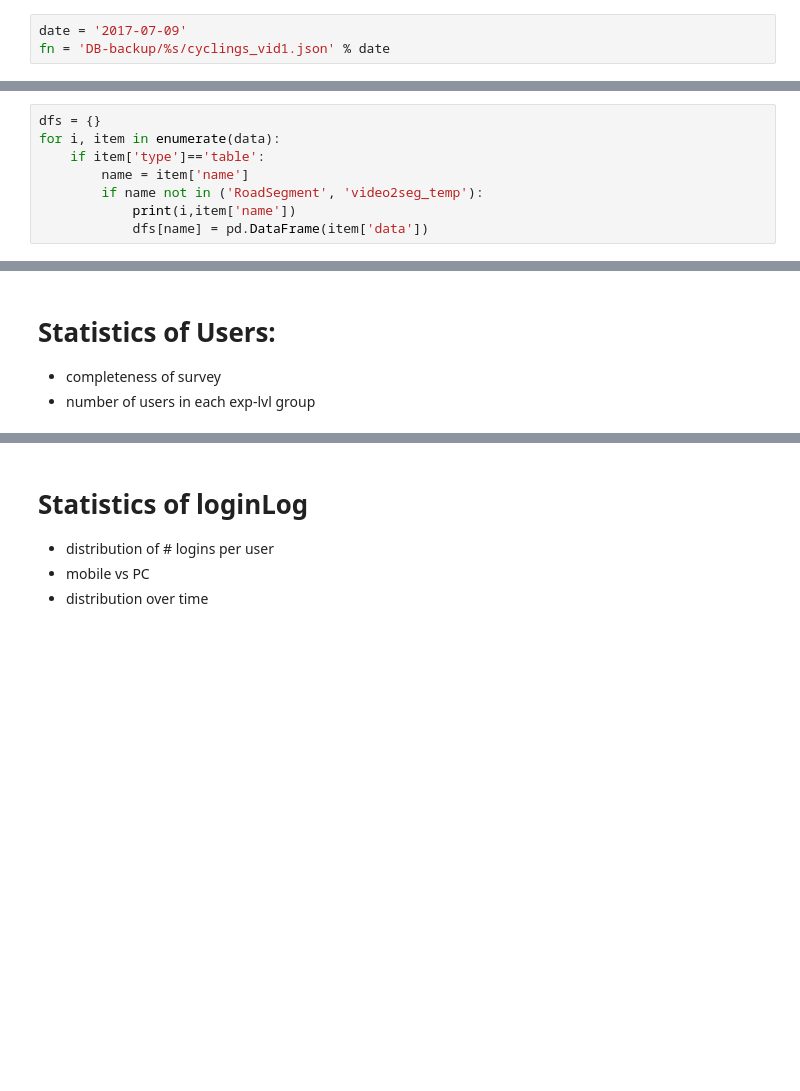
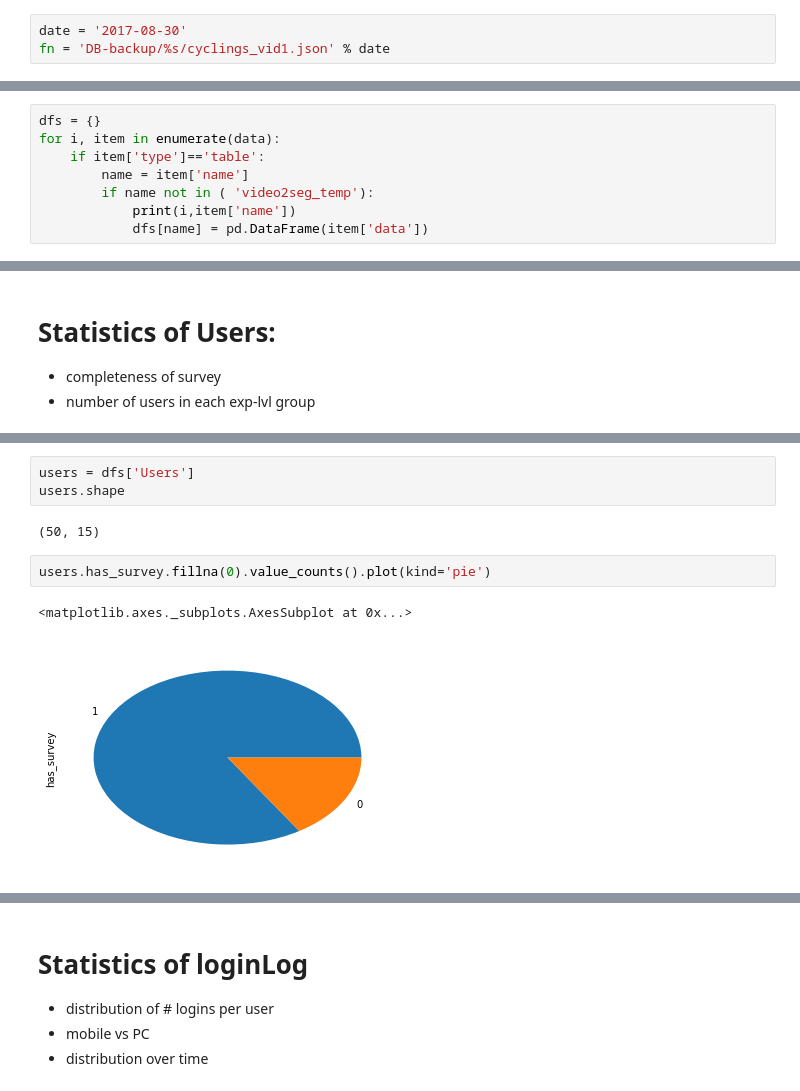
Before and after one commit to JHWu92/Cycling_safety, a Jupyter notebook: rating_platform/database report.ipynb, the cells around one changed output, grey strips where cells are left out. Saved outputs shown, nothing was run; the diff lists cells and outputs as text; blank space fills up the shorter version.

```diff
--- a/rating_platform/database report.ipynb
+++ b/rating_platform/database report.ipynb
@@ -1,3 +1,3 @@
 # %%
-date = '2017-07-09'
+date = '2017-08-30'
 fn = 'DB-backup/%s/cyclings_vid1.json' % date
@@ -12,7 +14,7 @@ dfs = {}
 for i, item in enumerate(data):
     if item['type']=='table':
         name = item['name']
-        if name not in ('RoadSegment', 'video2seg_temp'):
+        if name not in ( 'video2seg_temp'):
             print(i,item['name'])
             dfs[name] = pd.DataFrame(item['data'])
 # %% [output]
@@ -44,0 +32,10 @@ dfs['Users']
+# %%
+users = dfs['Users']
+users.shape
+# %% [output]
+(50, 15)
+# %%
+users.has_survey.fillna(0).value_counts().plot(kind='pie')
+# %% [output]
+<matplotlib.axes._subplots.AxesSubplot at 0x...>
+[figure, added]
```
Also changed, not shown: parts of 24 cells of this notebook.
